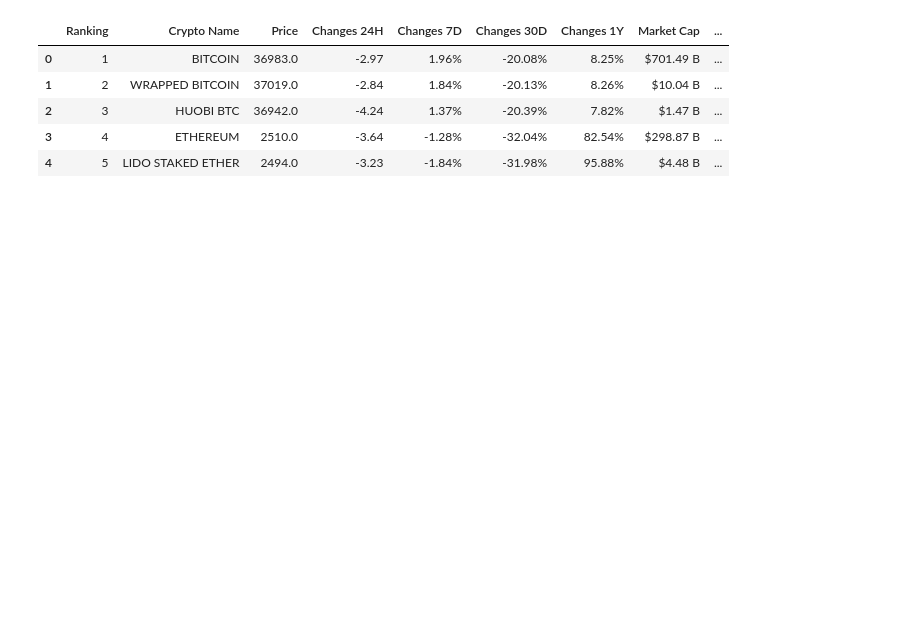
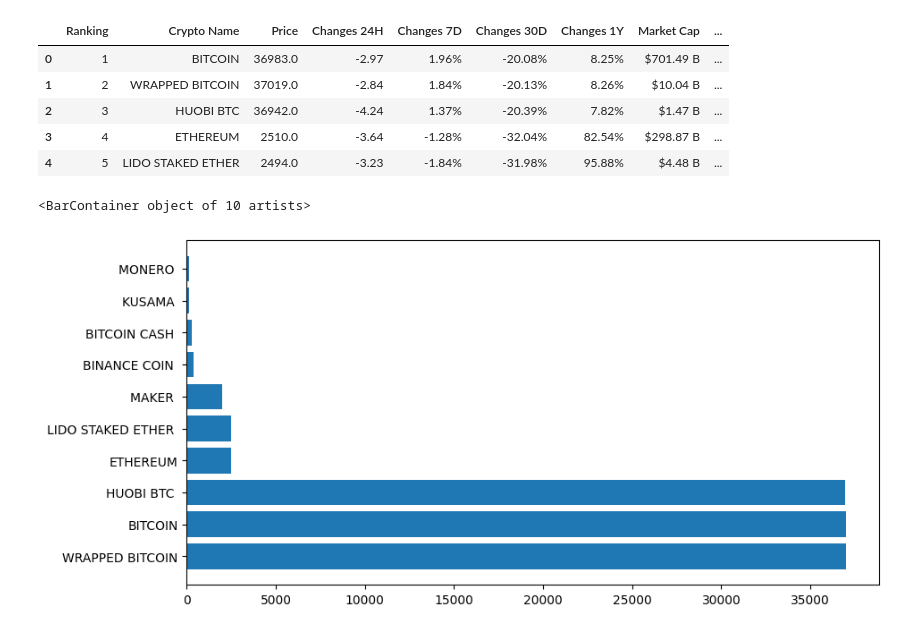
Before and after one commit to pablop11/CE_IABD, a Jupyter notebook: PIA/UNIDAD2/Actividades/Actividad2_10/Actividad2_10.ipynb, the cells around one changed output. Cells and saved outputs as stored; diff of their text form; code cells hidden in the pictures; blank space fills up the shorter version.

```diff
--- a/PIA/UNIDAD2/Actividades/Actividad2_10/Actividad2_10.ipynb
+++ b/PIA/UNIDAD2/Actividades/Actividad2_10/Actividad2_10.ipynb
@@ -123,3 +105,14 @@ df.head()
 | 2 | 3 | HUOBI BTC | 36942.0 | -4.24 | 1.37% | -20.39% | 7.82% | $1.47 B | ... |
 | 3 | 4 | ETHEREUM | 2510.0 | -3.64 | -1.28% | -32.04% | 82.54% | $298.87 B | ... |
 | 4 | 5 | LIDO STAKED ETHER | 2494.0 | -3.23 | -1.84% | -31.98% | 95.88% | $4.48 B | ... |
+# %%
+import matplotlib.pyplot as plt
+
+top10_prices = df.sort_values(by="Price", ascending=False).head(10)
+top10_prices.head(100)
+
+plt.figure(figsize=(10,5))
+plt.barh(top10_prices['Crypto Name'],top10_prices['Price'])
+# %% [output]
+<BarContainer object of 10 artists>
+[figure, added]
```
Also changed, not shown: parts of 3 cells of this notebook.
